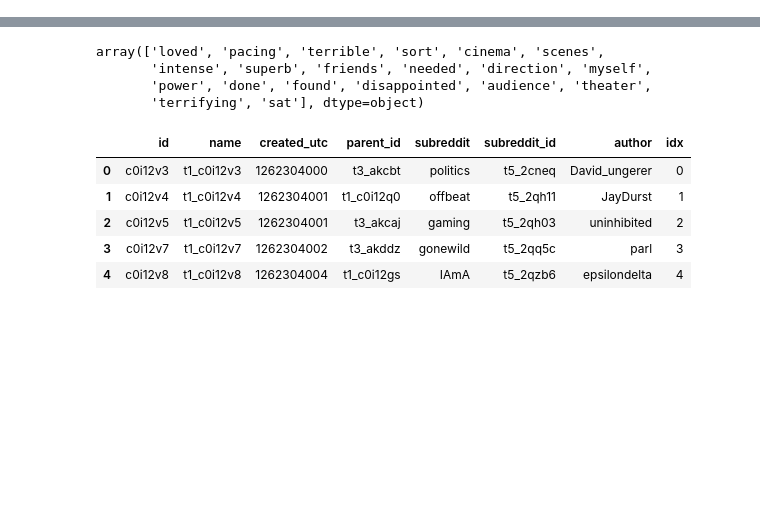
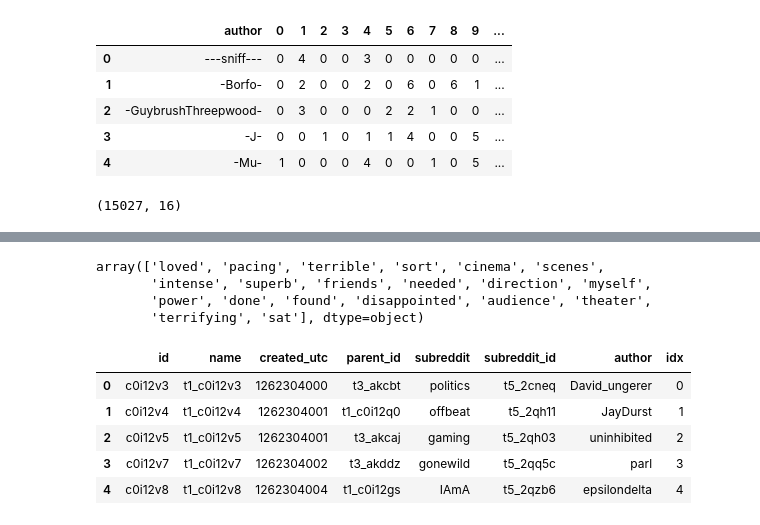
Before and after one commit to stmorse/gg, a Jupyter notebook: src/sandbox.ipynb, the cells around one changed output, grey strips where cells are left out. Drawn from its saved outputs; the diff is of its cells as text; code cells hidden in the pictures; blank space fills up the shorter version.

```diff
--- a/src/sandbox.ipynb
+++ b/src/sandbox.ipynb
@@ -19,3 +21,20 @@ import utils
 config = configparser.ConfigParser()
 config.read('../config.ini')
 g = config['general']
+# %%
+users = pd.read_csv(
+    os.path.join(g['save_path'], 'science/users/user_label_counts_2007-2010.csv'),
+    # compression='gzip'
+)
+users.head()
+# %% [output]
+|  | author | 0 | 1 | 2 | 3 | 4 | 5 | 6 | 7 | 8 | 9 | ... |
+| 0 | ---sniff--- | 0 | 4 | 0 | 0 | 3 | 0 | 0 | 0 | 0 | 0 | ... |
+| 1 | -Borfo- | 0 | 2 | 0 | 0 | 2 | 0 | 6 | 0 | 6 | 1 | ... |
+| 2 | -GuybrushThreepwood- | 0 | 3 | 0 | 0 | 0 | 2 | 2 | 1 | 0 | 0 | ... |
+| 3 | -J- | 0 | 0 | 1 | 0 | 1 | 1 | 4 | 0 | 0 | 5 | ... |
+| 4 | -Mu- | 1 | 0 | 0 | 0 | 4 | 0 | 0 | 1 | 0 | 5 | ... |
+# %%
+users.shape
+# %% [output]
+(15027, 16)
```
Also changed, not shown: parts of 8 cells of this notebook, 3 other files.
